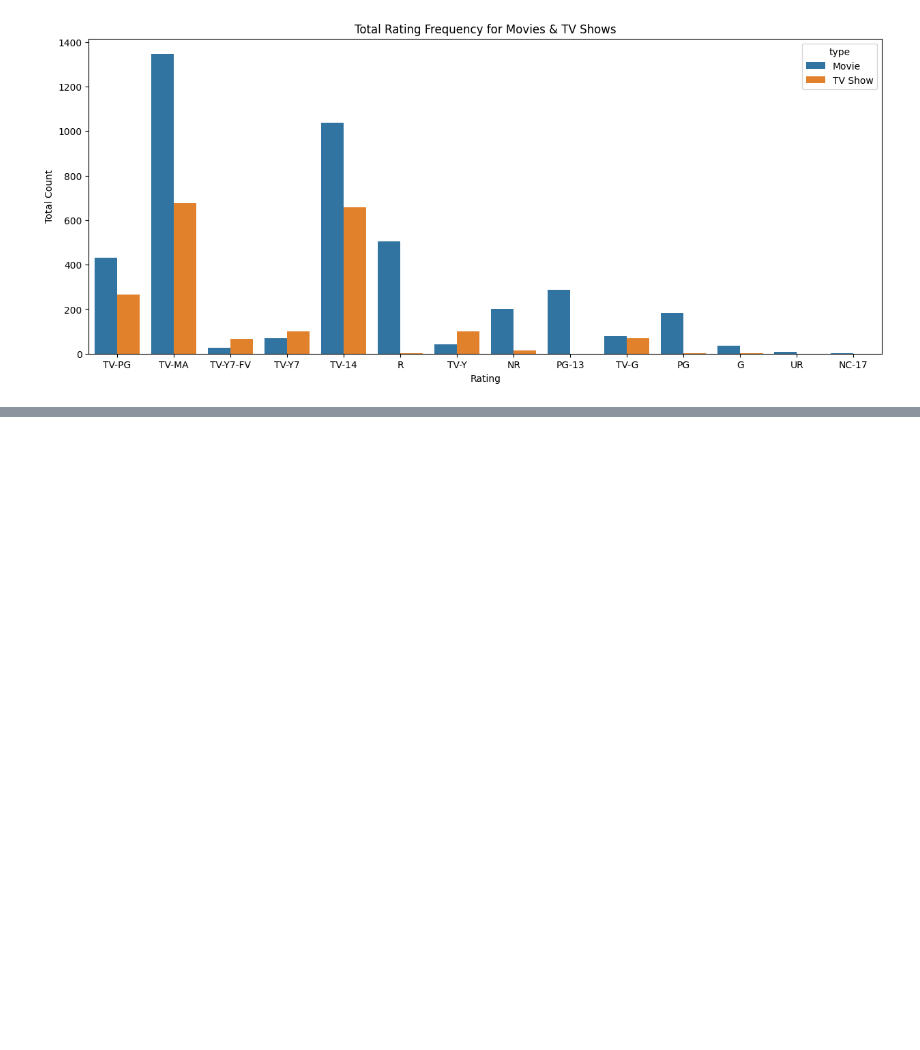
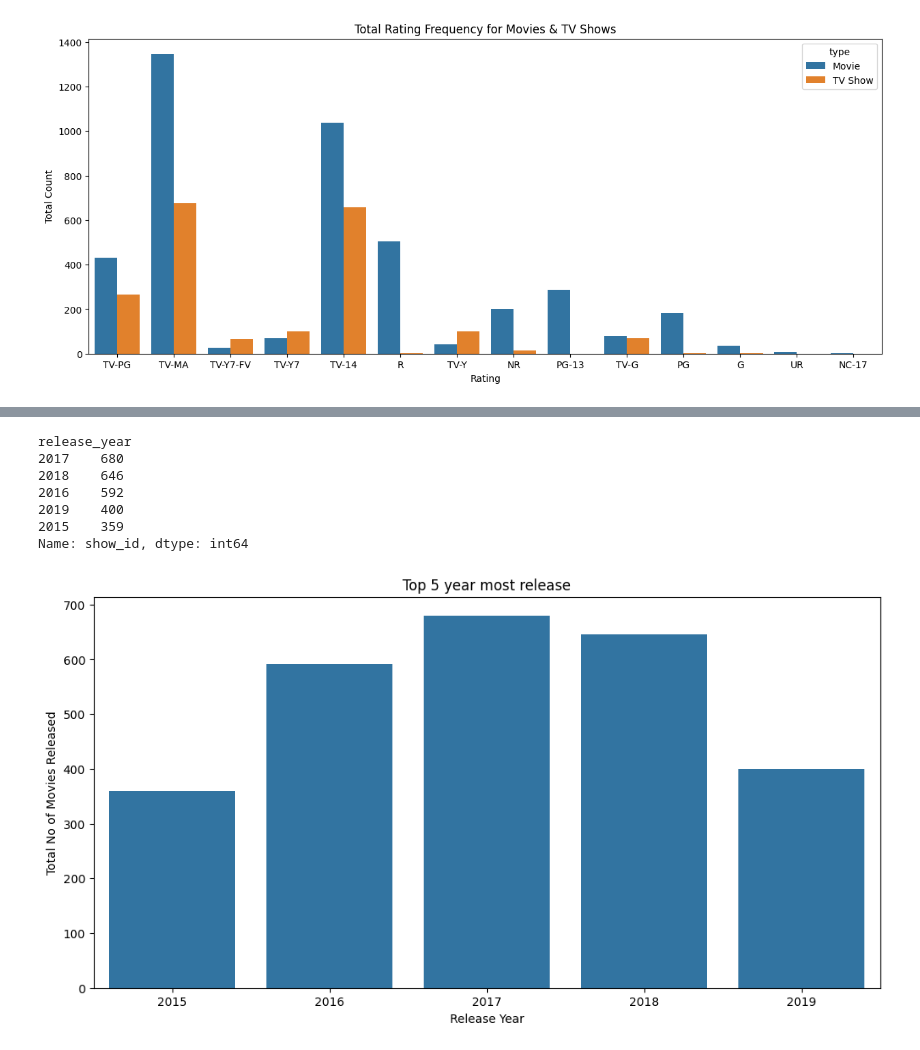
Before and after one commit to rakshith7733/Data-Science-AIML-Portfolio, a Jupyter notebook: Projects/Case Study/01 - Netflix Data Analysis/NDA.ipynb, the cells around one changed output, grey strips where cells are left out. Drawn from its saved outputs; the diff is of its cells as text; code cells hidden in the pictures; blank space fills up the shorter version.

```diff
--- a/Projects/Case Study/01 - Netflix Data Analysis/NDA.ipynb
+++ b/Projects/Case Study/01 - Netflix Data Analysis/NDA.ipynb
@@ -209,0 +241,21 @@ movies_df.head()
+# %%
+#3. Top 5 years with most releases as a Bar Plot.
+
+top_releases = movies_df.groupby('release_year')['show_id'].count().sort_values(ascending=False).head(5)
+print(top_releases)
+
+plt.figure(figsize=(12,6))
+sns.barplot(x=top_releases.index,y=top_releases.values)
+plt.xlabel("Release Year")
+plt.ylabel("Total No of Movies Released")
+plt.title("Top 5 year most release")
+plt.show()
+# %% [output]
+release_year
+2017    680
+2018    646
+2016    592
+2019    400
+2015    359
+Name: show_id, dtype: int64
+[figure, added]
```
Also changed, not shown: parts of 19 cells of this notebook, 1 other file.
